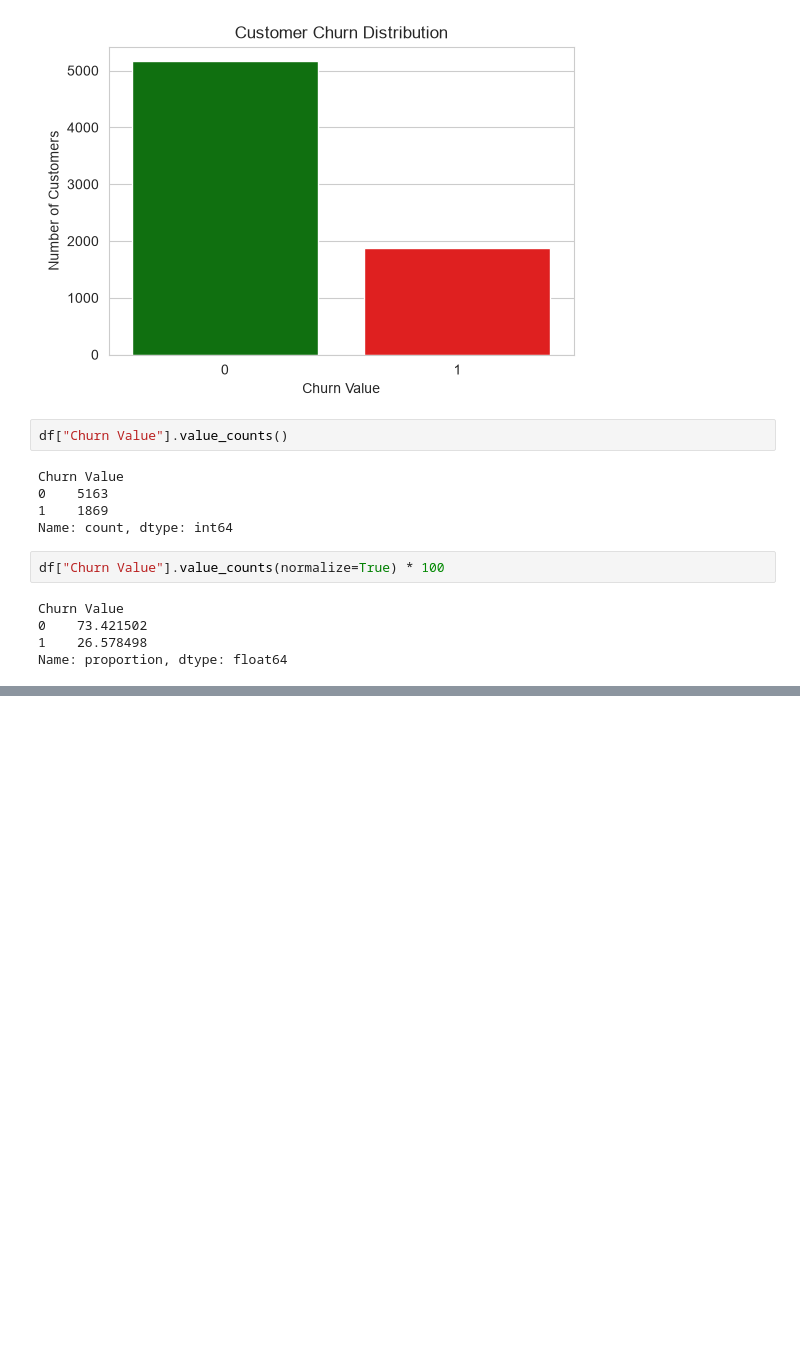
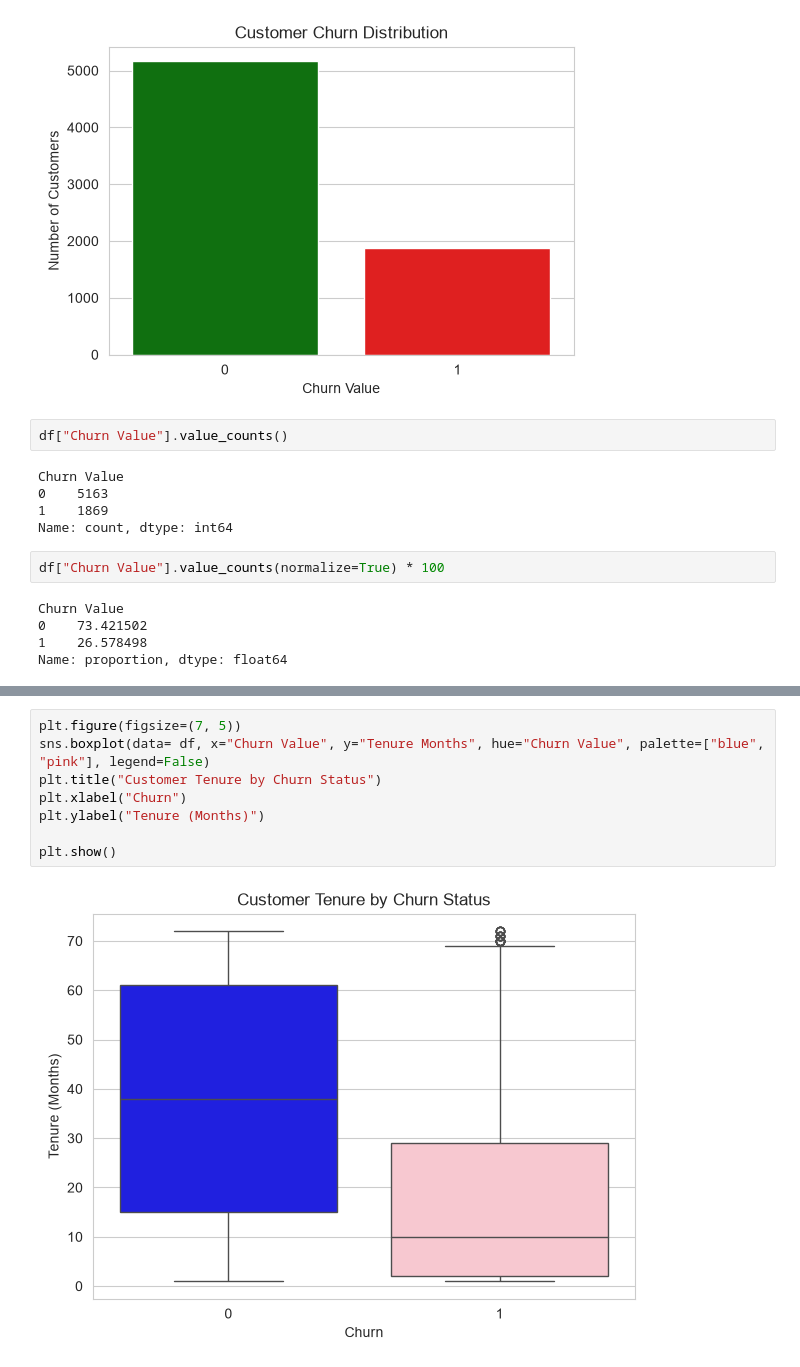
Before and after one commit to diksha-t/Customer-Churn-Prediction, a Jupyter notebook: notebooks/03_eda.ipynb, the cells around one changed output, grey strips where cells are left out. Saved outputs shown, nothing was run; the diff lists cells and outputs as text; blank space fills up the shorter version.

```diff
--- a/notebooks/03_eda.ipynb
+++ b/notebooks/03_eda.ipynb
@@ -51,0 +61,10 @@ print(df.columns.tolist())
+# %%
+plt.figure(figsize=(7, 5))
+sns.boxplot(data= df, x="Churn Value", y="Tenure Months", hue="Churn Value", palette=["blue", "pink"], legend=False)
+plt.title("Customer Tenure by Churn Status")
+plt.xlabel("Churn")
+plt.ylabel("Tenure (Months)")
+
+plt.show()
+# %% [output]
+[figure, added]
```
Also changed, not shown: parts of 6 cells of this notebook, 3 other files.
